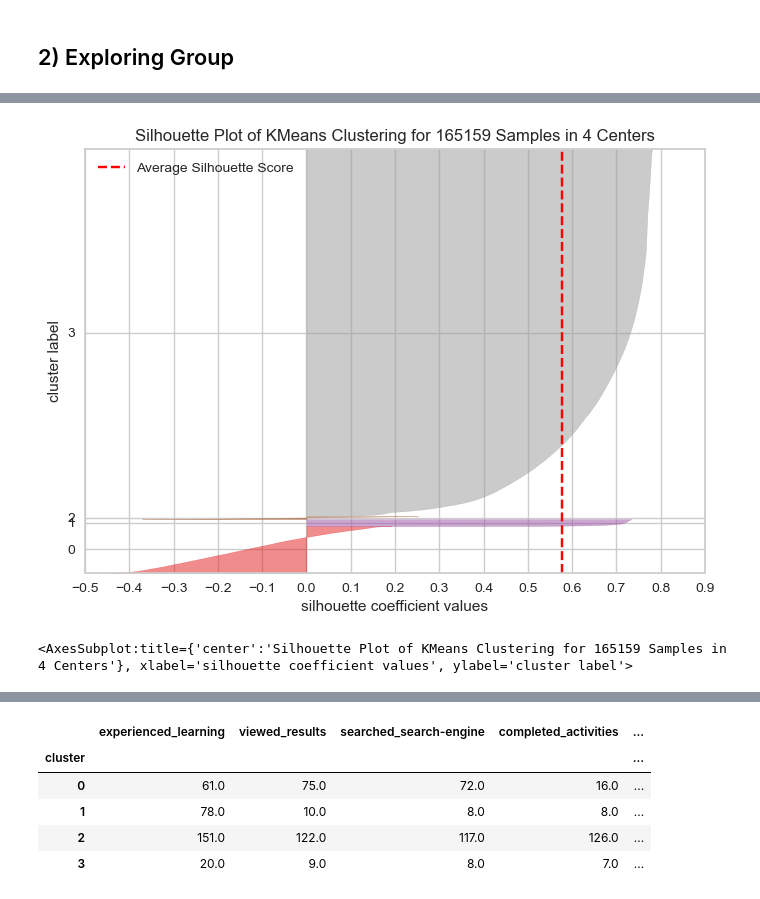
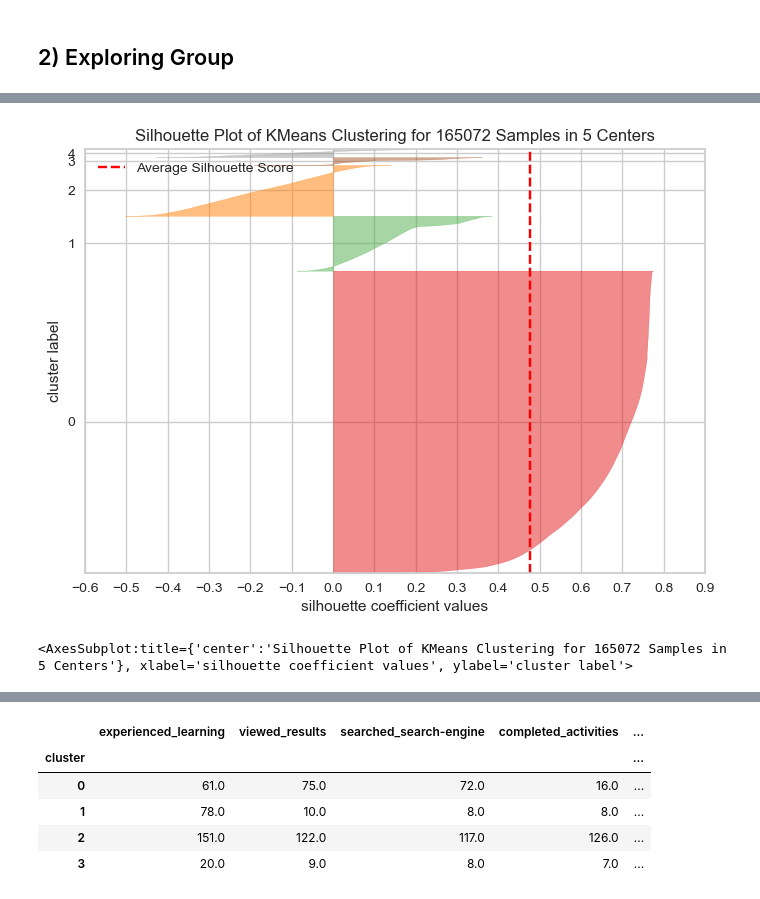
Before and after one commit to Wanghaoyin/ilab2-Team2-Coles, a Jupyter notebook: ilab2_Jun.ipynb, the cells around one changed output, grey strips where cells are left out. Cells and saved outputs as stored; diff of their text form; code cells hidden in the pictures.

Commit message:
Update ilab2_Jun.ipynb
update model

```diff
--- a/ilab2_Jun.ipynb
+++ b/ilab2_Jun.ipynb
@@ -180,12 +233,12 @@ Name: verb, dtype: int64
 # %%
-df_staff = df[df['Is Manager'] == 0]
-df_manager = df[df['Is Manager'] == 1]
+df_staff = df_new[df_new['Is Manager'] == 0]
+df_manager = df_new[df_new['Is Manager'] == 1]
 # %% [markdown]
 # Staff Dataset
 # %%
 df_staff = df_staff.fillna('')
 # %%
-df_staff['combined'] = df_staff['verb'] + "|" + df_staff['type'] + "|" + df_staff['activity']
+df_staff['combined'] = df_staff['verb'] + "|" + df_staff['type'] + "|" + df_staff['activity'] + "|" + df_staff['CMS Type']
 # %% [raw]
 df_staff.head()
 df_staff['combined'].value_counts()
@@ -194,8 +247,10 @@ df_combined.to_csv('combined.csv', index = False)
 # %% [markdown]
 ### Merge with verb-activity group (manual labelling)
 # %%
-verb_activity = glob(path + '/combined_verb_activity_mapping.xlsx')
+verb_activity = glob(path + '/combined_verb_activities*.xlsx')
 df_va = pd.read_excel(verb_activity[0], dtype = {'social': bool, 'exploring': bool, 'learning': bool})
+df_va['action'] = df_va['action'].str.lower()
+df_va['action'] = df_va['action'].str.replace(' ', '_')
 # %%
 df_va.head()
 # %% [output]
@@ -208,5 +263,6 @@ df_va.head()
 # %%
-df_staff_action = pd.merge(df_staff[['actorId', 'combined']], df_va[['combined', 'action', 'social', 'exploring', 'learning']], on = 'combined', how = 'left')
+df_staff_action = pd.merge(df_staff[['actorId', 'combined']], df_va[['unique_values', 'action', 'social', 'exploring', 'learning']], left_on = 'combined', right_on = 'unique_values', how = 'left')
+df_staff_action = df_staff_action[['actorId', 'action', 'social', 'exploring', 'learning']]
 # %%
 df_staff_action.head()
 # %% [output]
@@ -501,13 +675,13 @@ See the caveats in the documentation: https://pandas.pydata.org/pandas-docs/stab
 <AxesSubplot:title={'center':'Distortion Score Elbow for KMeans Clustering'}, xlabel='k', ylabel='distortion score'>
 # %%
-model_4clust = KMeans(n_clusters = 4, random_state = 1)
+model_4clust = KMeans(n_clusters = 5, random_state = 1)
 
 sil_visualizer_sae_sh = SilhouetteVisualizer(model_4clust)
 sil_visualizer_sae_sh.fit(df_sae_scaled)
 sil_visualizer_sae_sh.show()
 # %% [output]
-[figure, old version]
+[figure, new version]
-<AxesSubplot:title={'center':'Silhouette Plot of KMeans Clustering for 165159 Samples in 4 Centers'}, xlabel='silhouette coefficient values', ylabel='cluster label'>
+<AxesSubplot:title={'center':'Silhouette Plot of KMeans Clustering for 165072 Samples in 5 Centers'}, xlabel='silhouette coefficient values', ylabel='cluster label'>
 # %%
 df_sae_cat = df_sae_pivot
 df_sae_cat['cluster'] = sil_visualizer_sae_sh.labels_
```
Also changed, not shown: parts of 44 cells of this notebook.
